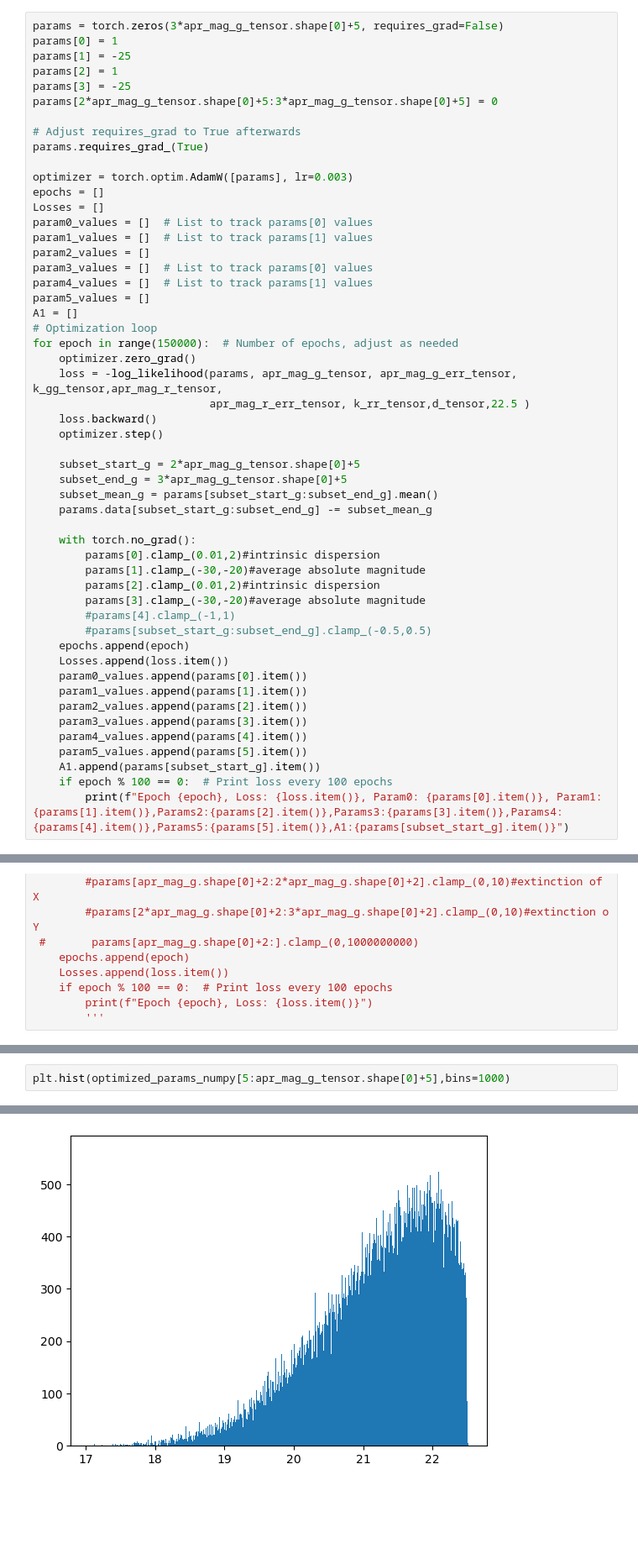
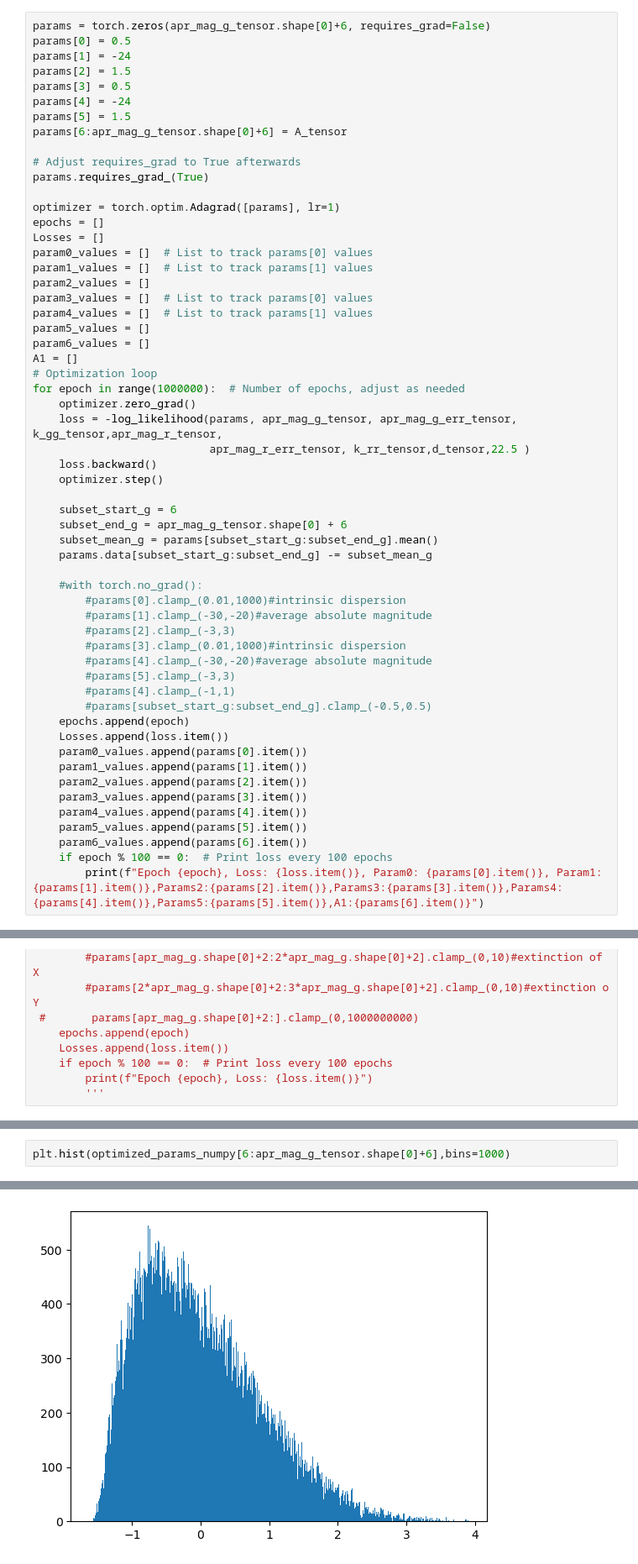
Before and after one commit to XuZhaozhong-1/DESI-ZTF, a Jupyter notebook: DESI-ZTF-2/optimizer2.ipynb, the cells around one changed output, grey strips where cells are left out. Shown at 84% size. Drawn from its saved outputs; the diff is of its cells as text; blank space fills up the shorter version.

```diff
--- a/DESI-ZTF-2/optimizer2.ipynb
+++ b/DESI-ZTF-2/optimizer2.ipynb
@@ -87,15 +109,17 @@ d_tensor = torch.from_numpy(d)
 # %%
-params = torch.zeros(3*apr_mag_g_tensor.shape[0]+5, requires_grad=False)
-params[0] = 1
-params[1] = -25
-params[2] = 1
-params[3] = -25
-params[2*apr_mag_g_tensor.shape[0]+5:3*apr_mag_g_tensor.shape[0]+5] = 0
+params = torch.zeros(apr_mag_g_tensor.shape[0]+6, requires_grad=False)
+params[0] = 0.5
+params[1] = -24
+params[2] = 1.5
+params[3] = 0.5
+params[4] = -24
+params[5] = 1.5
+params[6:apr_mag_g_tensor.shape[0]+6] = A_tensor
 
 # Adjust requires_grad to True afterwards
 params.requires_grad_(True)
 
-optimizer = torch.optim.AdamW([params], lr=0.003)
+optimizer = torch.optim.Adagrad([params], lr=1)
 epochs = []
 Losses = []
 param0_values = []  # List to track params[0] values
@@ -104,25 +128,28 @@ param2_values = []
 param3_values = []  # List to track params[0] values
 param4_values = []  # List to track params[1] values
 param5_values = []
+param6_values = []
 A1 = []
 # Optimization loop
-for epoch in range(150000):  # Number of epochs, adjust as needed
+for epoch in range(1000000):  # Number of epochs, adjust as needed
     optimizer.zero_grad()
     loss = -log_likelihood(params, apr_mag_g_tensor, apr_mag_g_err_tensor, k_gg_tensor,apr_mag_r_tensor,
                            apr_mag_r_err_tensor, k_rr_tensor,d_tensor,22.5 )
     loss.backward()
     optimizer.step()
 
-    subset_start_g = 2*apr_mag_g_tensor.shape[0]+5
-    subset_end_g = 3*apr_mag_g_tensor.shape[0]+5
+    subset_start_g = 6
+    subset_end_g = apr_mag_g_tensor.shape[0] + 6
     subset_mean_g = params[subset_start_g:subset_end_g].mean()
     params.data[subset_start_g:subset_end_g] -= subset_mean_g
 
-    with torch.no_grad():
-        params[0].clamp_(0.01,2)#intrinsic dispersion
-        params[1].clamp_(-30,-20)#average absolute magnitude
-        params[2].clamp_(0.01,2)#intrinsic dispersion
-        params[3].clamp_(-30,-20)#average absolute magnitude
+    #with torch.no_grad():
+        #params[0].clamp_(0.01,1000)#intrinsic dispersion
+        #params[1].clamp_(-30,-20)#average absolute magnitude
+        #params[2].clamp_(-3,3)
+        #params[3].clamp_(0.01,1000)#intrinsic dispersion
+        #params[4].clamp_(-30,-20)#average absolute magnitude
+        #params[5].clamp_(-3,3)
         #params[4].clamp_(-1,1)
         #params[subset_start_g:subset_end_g].clamp_(-0.5,0.5)
     epochs.append(epoch)
@@ -133,7 +160,7 @@ for epoch in range(150000):  # Number of epochs, adjust as needed
     param3_values.append(params[3].item())
     param4_values.append(params[4].item())
     param5_values.append(params[5].item())
-    A1.append(params[subset_start_g].item())
+    param6_values.append(params[6].item())
     if epoch % 100 == 0:  # Print loss every 100 epochs
-        print(f"Epoch {epoch}, Loss: {loss.item()}, Param0: {params[0].item()}, Param1: {params[1].item()},Params2:{params[2].item()},Params3:{params[3].item()},Params4:{params[4].item()},Params5:{params[5].item()},A1:{params[subset_start_g].item()}")
+        print(f"Epoch {epoch}, Loss: {loss.item()}, Param0: {params[0].item()}, Param1: {params[1].item()},Params2:{params[2].item()},Params3:{params[3].item()},Params4:{params[4].item()},Params5:{params[5].item()},A1:{params[6].item()}")
 # %% [output]
@@ -282,3 +330,3 @@ As Numpy Array: [ 1.8889599e-01 -2.3986448e+01  9.9999998e-03 ...  1.9492367e-01
 # %%
-plt.hist(optimized_params_numpy[5:apr_mag_g_tensor.shape[0]+5],bins=1000)
+plt.hist(optimized_params_numpy[6:apr_mag_g_tensor.shape[0]+6],bins=1000)
 # %% [output]
@@ -301,2 +349,2 @@ plt.hist(optimized_params_numpy[5:apr_mag_g_tensor.shape[0]+5],bins=1000)
  <BarContainer object of 1000 artists>)
-[figure, old version]
+[figure, new version]
```
Also changed, not shown: parts of 15 cells of this notebook.
